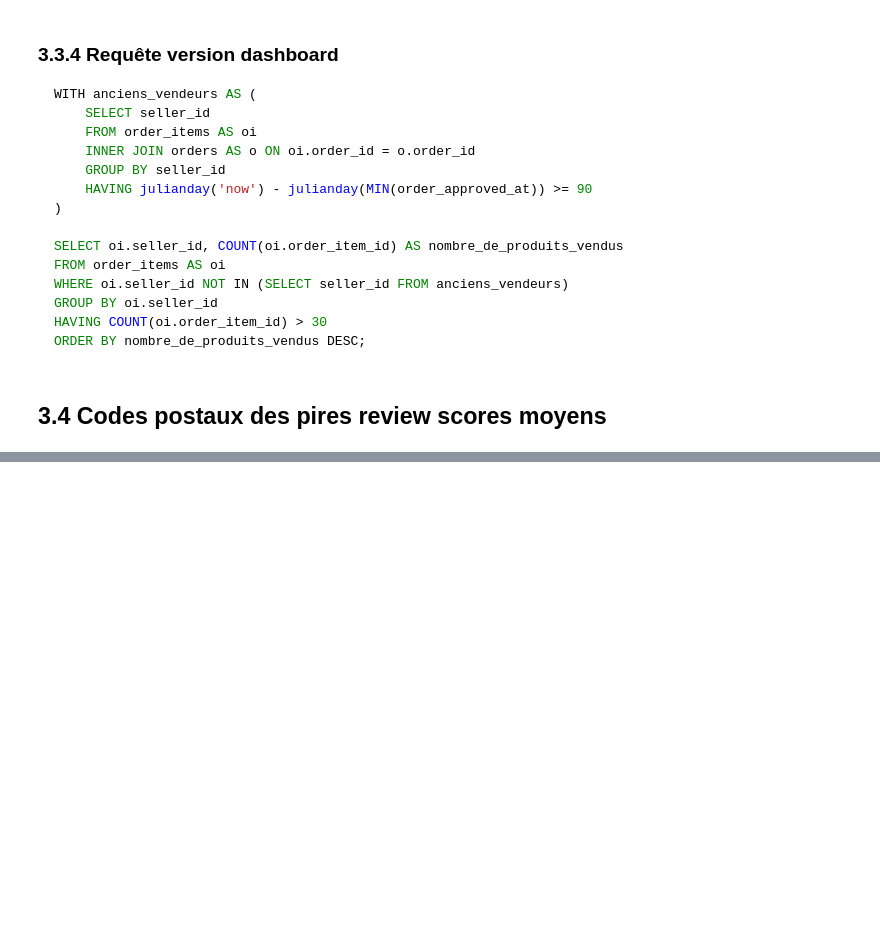
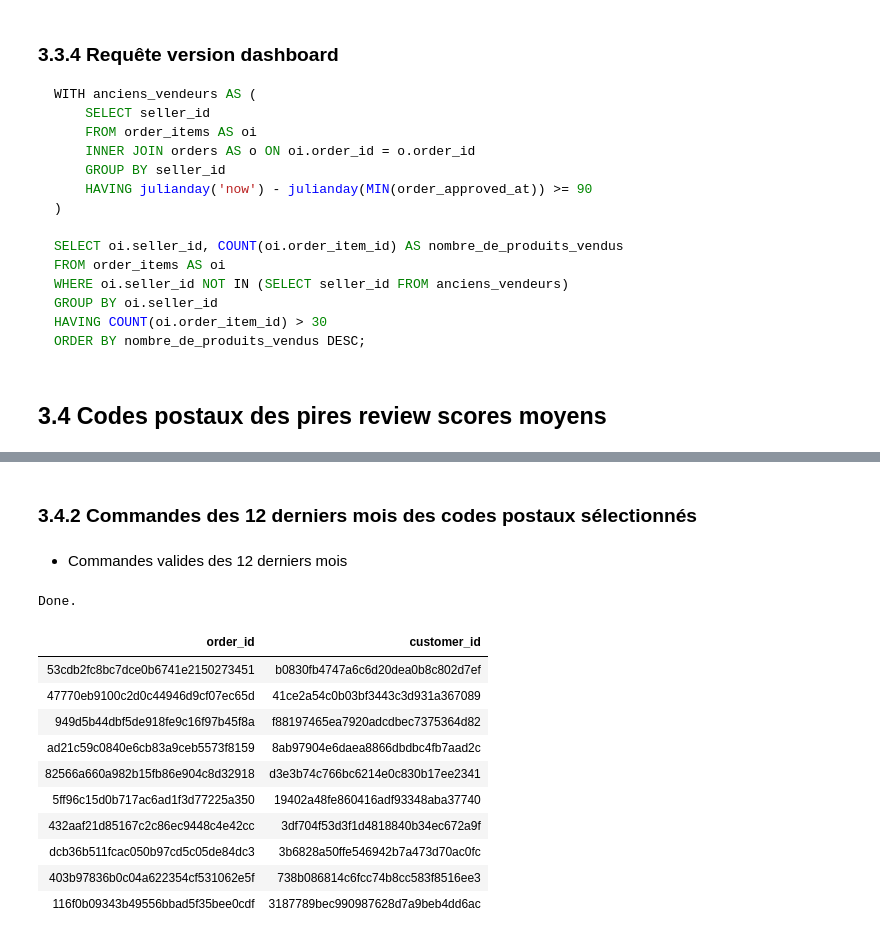
Before and after one commit to Christophe-Aballea/OC_projet5_Segmentez_des_clients_d_un_site_ecommerce, a Jupyter notebook: P05_Notebook1-requetes_SQL.ipynb, the cells around one changed output, grey strips where cells are left out. Saved outputs shown, nothing was run; the diff lists cells and outputs as text; code cells hidden in the pictures; blank space fills up the shorter version.

```diff
--- a/P05_Notebook1-requetes_SQL.ipynb
+++ b/P05_Notebook1-requetes_SQL.ipynb
@@ -391,0 +421,25 @@ ORDER BY nombre_de_produits_vendus DESC;
+# %% [markdown]
+### 3.4.2 Commandes des 12 derniers mois des codes postaux sélectionnés
+# %% [markdown]
+* Commandes valides des 12 derniers mois
+# %%
+%%sql
+SELECT order_id, customer_id
+FROM orders
+WHERE order_approved_at IS NOT NULL
+    AND order_status != 'canceled'
+    AND julianday(order_approved_at) >= julianday(:most_recent_date, '-1 years')
+LIMIT 10;
+# %% [output]
+Done.
+| order_id | customer_id |
+| 53cdb2fc8bc7dce0b6741e2150273451 | b0830fb4747a6c6d20dea0b8c802d7ef |
+| 47770eb9100c2d0c44946d9cf07ec65d | 41ce2a54c0b03bf3443c3d931a367089 |
+| 949d5b44dbf5de918fe9c16f97b45f8a | f88197465ea7920adcdbec7375364d82 |
+| ad21c59c0840e6cb83a9ceb5573f8159 | 8ab97904e6daea8866dbdbc4fb7aad2c |
+| 82566a660a982b15fb86e904c8d32918 | d3e3b74c766bc6214e0c830b17ee2341 |
+| 5ff96c15d0b717ac6ad1f3d77225a350 | 19402a48fe860416adf93348aba37740 |
+| 432aaf21d85167c2c86ec9448c4e42cc | 3df704f53d3f1d4818840b34ec672a9f |
+| dcb36b511fcac050b97cd5c05de84dc3 | 3b6828a50ffe546942b7a473d70ac0fc |
+| 403b97836b0c04a622354cf531062e5f | 738b086814c6fcc74b8cc583f8516ee3 |
+| 116f0b09343b49556bbad5f35bee0cdf | 3187789bec990987628d7a9beb4dd6ac |
```
Also changed, not shown: parts of 8 cells of this notebook, 1 other file.
